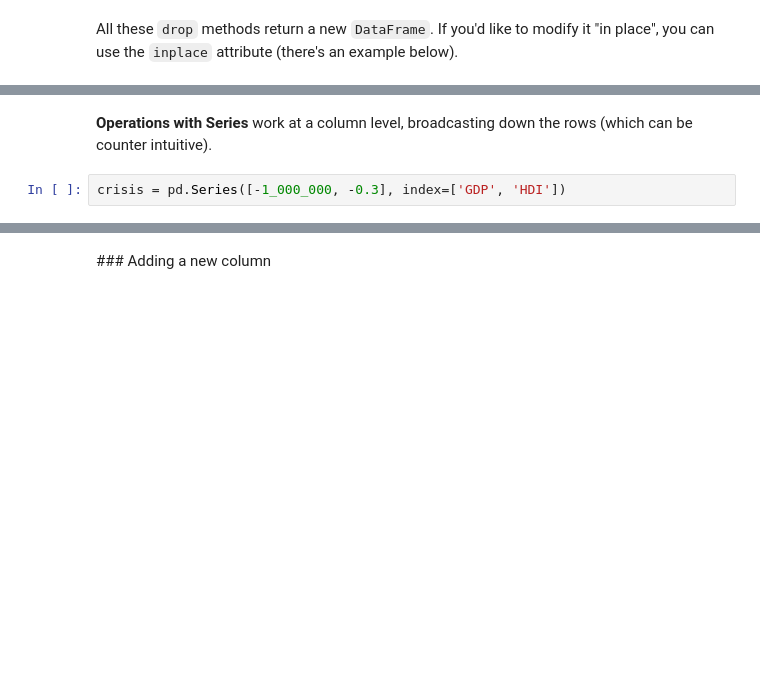
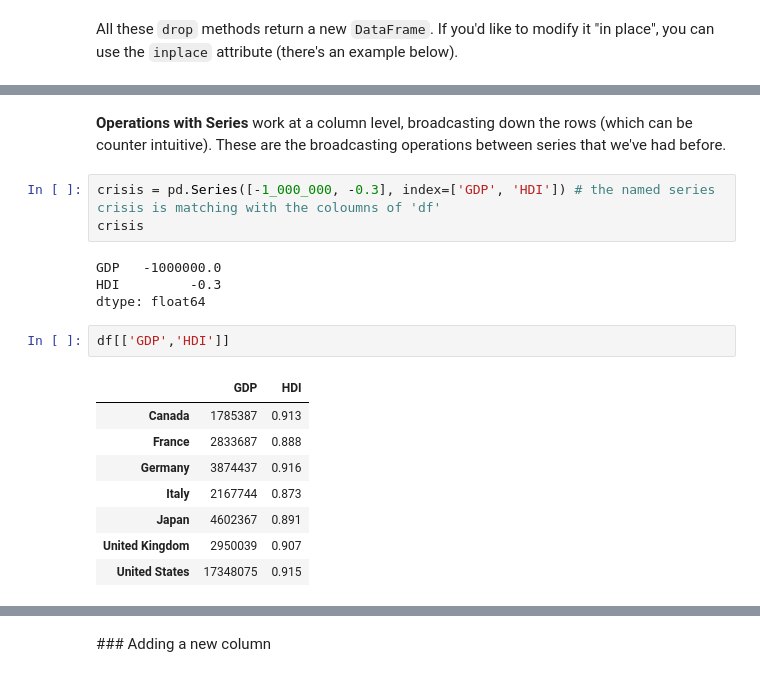
Before and after one commit to verticalmeadows/FreeCodeCamp-Pandas-Real-Life-Example, a Jupyter notebook: Copy_of_3_Pandas_DataFrames_checkpoint.ipynb, the cells around one changed output, grey strips where cells are left out. Saved outputs shown, nothing was run; the diff lists cells and outputs as text; blank space fills up the shorter version.

```diff
--- a/Copy_of_3_Pandas_DataFrames_checkpoint.ipynb
+++ b/Copy_of_3_Pandas_DataFrames_checkpoint.ipynb
@@ -373,6 +478,22 @@ df[['Population', 'GDP']] / 100
 # %% [markdown]
-**Operations with Series** work at a column level, broadcasting down the rows (which can be counter intuitive).
+**Operations with Series** work at a column level, broadcasting down the rows (which can be counter intuitive). These are the broadcasting operations between series that we've had before.
 # %%
-crisis = pd.Series([-1_000_000, -0.3], index=['GDP', 'HDI'])
+crisis = pd.Series([-1_000_000, -0.3], index=['GDP', 'HDI']) # the named series crisis is matching with the coloumns of 'df'
+crisis
+# %% [output]
+GDP   -1000000.0
+HDI         -0.3
+dtype: float64
+# %%
+df[['GDP','HDI']]
+# %% [output]
+|  | GDP | HDI |
+| Canada | 1785387 | 0.913 |
+| France | 2833687 | 0.888 |
+| Germany | 3874437 | 0.916 |
+| Italy | 2167744 | 0.873 |
+| Japan | 4602367 | 0.891 |
+| United Kingdom | 2950039 | 0.907 |
+| United States | 17348075 | 0.915 |
 # %%
 df[['GDP', 'HDI']] + crisis
```
Also changed, not shown: parts of 67 cells of this notebook.
